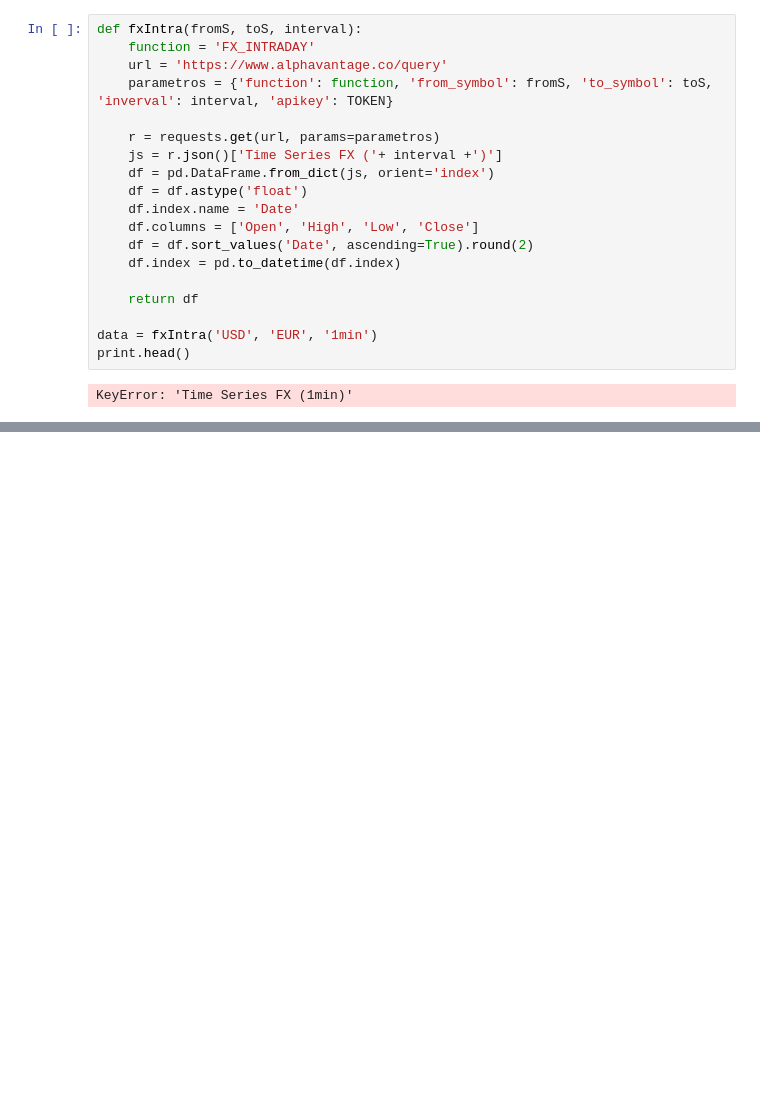
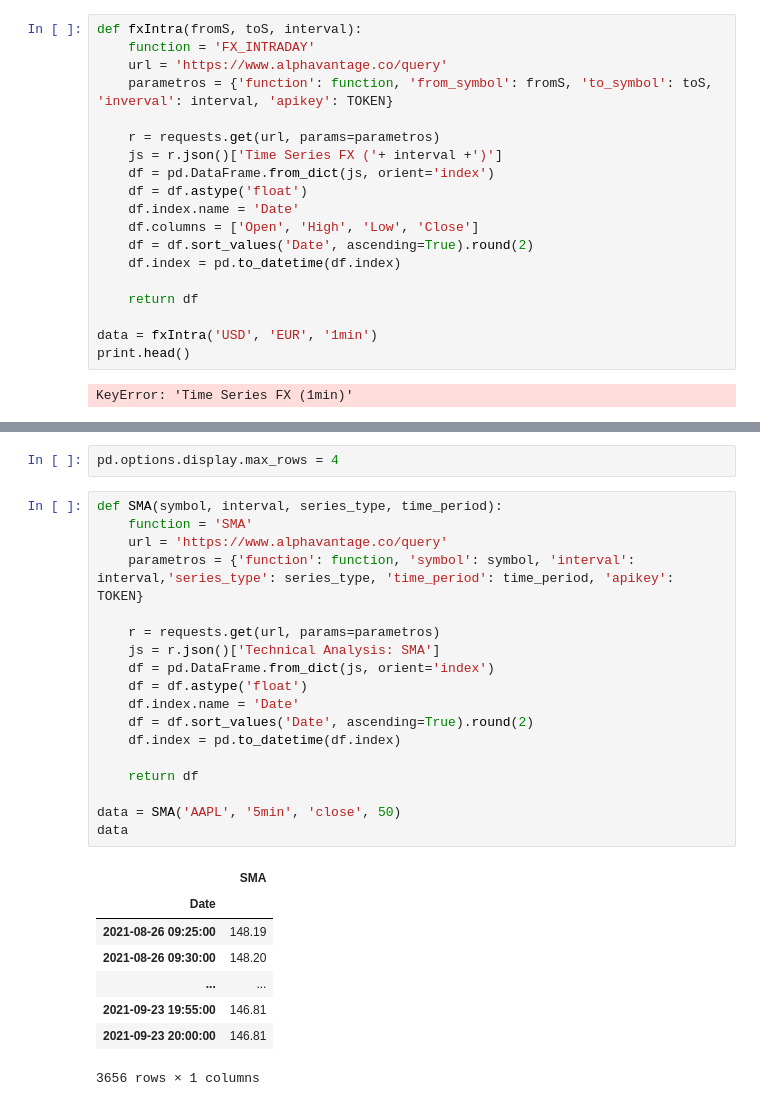
Before and after one commit to tutecode/APIs-Market-Data, a Jupyter notebook: APIs-MarketData.ipynb, the cells around one changed output, grey strips where cells are left out. Saved outputs shown, nothing was run; the diff lists cells and outputs as text; blank space fills up the shorter version.

```diff
--- a/APIs-MarketData.ipynb
+++ b/APIs-MarketData.ipynb
@@ -473,0 +399,29 @@ print(json.dumps(data, indent=3))
+# %%
+pd.options.display.max_rows = 4
+# %%
+def SMA(symbol, interval, series_type, time_period):
+    function = 'SMA'
+    url = 'https://www.alphavantage.co/query'
+    parametros = {'function': function, 'symbol': symbol, 'interval': interval,'series_type': series_type, 'time_period': time_period, 'apikey': TOKEN}
+
+    r = requests.get(url, params=parametros)
+    js = r.json()['Technical Analysis: SMA']
+    df = pd.DataFrame.from_dict(js, orient='index')
+    df = df.astype('float')
+    df.index.name = 'Date'
+    df = df.sort_values('Date', ascending=True).round(2)
+    df.index = pd.to_datetime(df.index)
+
+    return df
+
+data = SMA('AAPL', '5min', 'close', 50)
+data
+# %% [output]
+|  | SMA |
+| Date |  |
+| 2021-08-26 09:25:00 | 148.19 |
+| 2021-08-26 09:30:00 | 148.20 |
+| ... | ... |
+| 2021-09-23 19:55:00 | 146.81 |
+| 2021-09-23 20:00:00 | 146.81 |
+3656 rows × 1 columns
```
Also changed, not shown: parts of 24 cells of this notebook.
